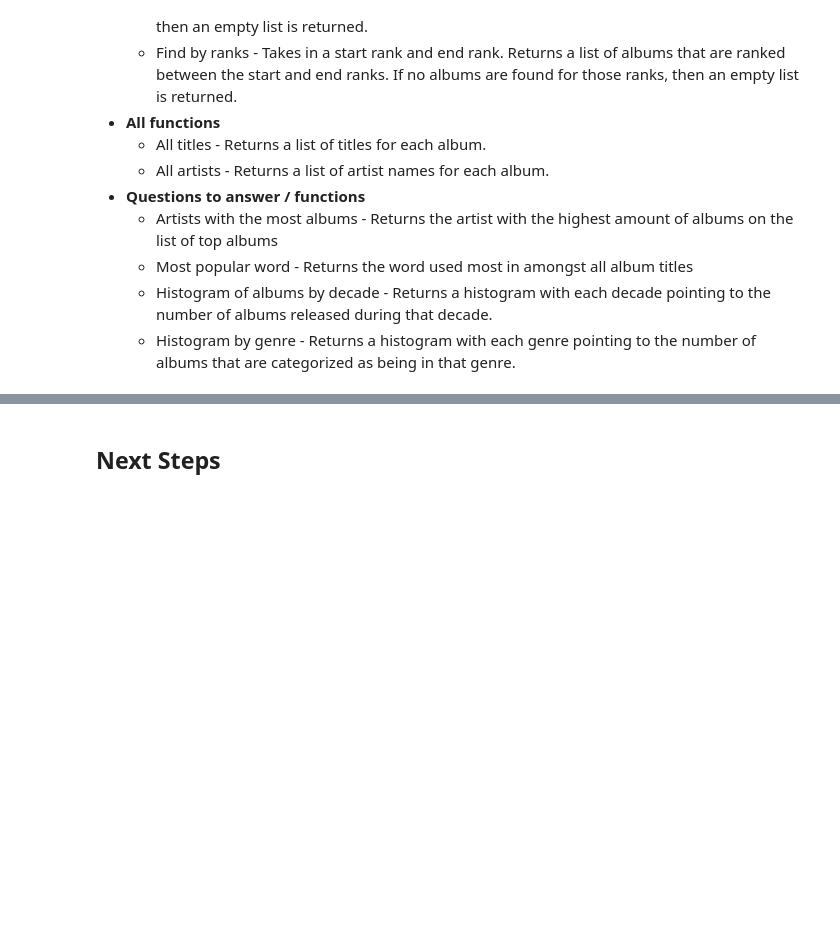
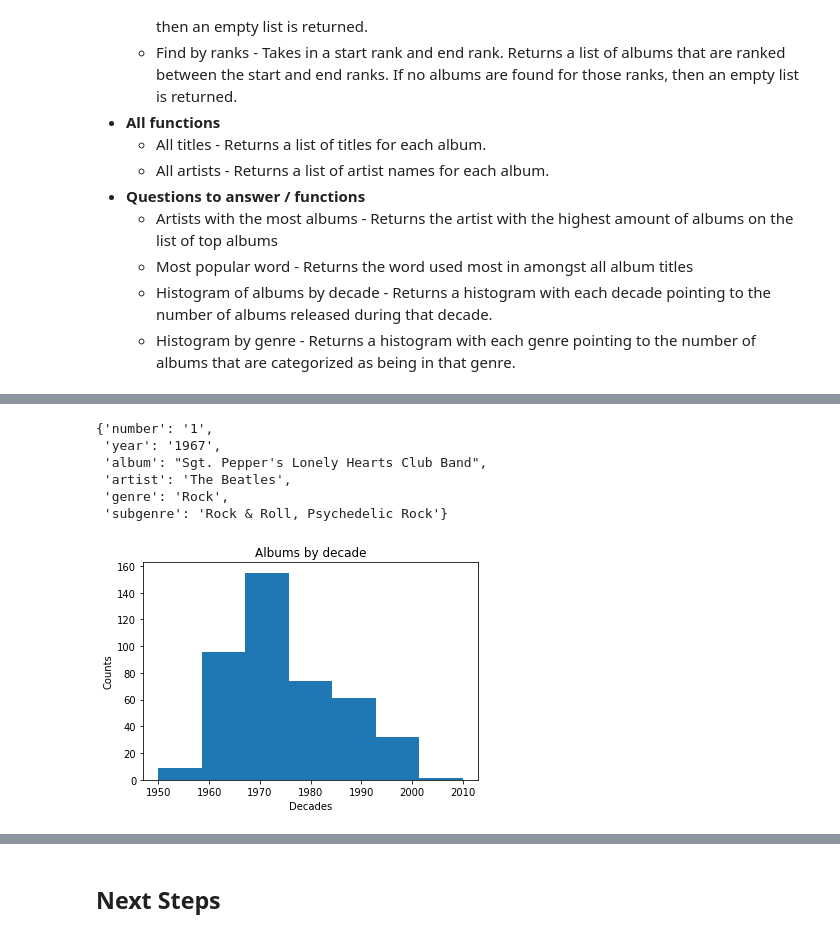
Before and after one commit to markabrennan/nyc-mhtn-ds-071519-lectures, a Jupyter notebook: week-1/rolling-stones/rolling-stones.ipynb, the cells around one changed output, grey strips where cells are left out. Cells and saved outputs as stored; diff of their text form; code cells hidden in the pictures; blank space fills up the shorter version.

```diff
--- a/week-1/rolling-stones/rolling-stones.ipynb
+++ b/week-1/rolling-stones/rolling-stones.ipynb
@@ -76,0 +75,9 @@ True
+# %%
+import csv
+
+#Create a list of dictionaries of albums
+albums = []
+with open('data.csv') as f:
+    reader = csv.DictReader(f)
+    for album in reader:
+        albums.append(dict(album))
@@ -76,0 +103,6 @@ True
+# %%
+def find_by_years(start, end, albums):
+        album_list = [album['album'] for album in albums
+                      if album['year'] > start
+                      and album['year'] < end]
+        return album_list
@@ -76,0 +172,41 @@ True
+# %%
+albums[0]
+# %% [output]
+{'number': '1',
+ 'year': '1967',
+ 'album': "Sgt. Pepper's Lonely Hearts Club Band",
+ 'artist': 'The Beatles',
+ 'genre': 'Rock',
+ 'subgenre': 'Rock & Roll, Psychedelic Rock'}
+# %%
+# Histogram of albums by decade -
+# Returns a histogram with each decade pointing to the number of albums
+# released during that decade
+
+# create a list of decades:
+decade_list = ['1950', '1960', '1970', '1980', '1990', '2000', '2010']
+
+# entire dataset: will hold all individual decade values
+new_dec_list = []
+for dec in decade_list:
+    # get the next decade to search
+    next_dec = str(int(dec) + 10)
+    dec_num = len(find_by_years(dec, next_dec, albums))
+
+    # use the number of albums for the given decade
+    # to fill a list of individual decade values
+    # and add to our dataset
+    new_dec_list.extend([dec for i in range(dec_num)])
+
+
+import matplotlib.pyplot as plt
+
+plt.xlabel('Decades')
+plt.ylabel('Counts')
+plt.title('Albums by decade')
+
+plt.hist(new_dec_list, len(decade_list))
+
+plt.show()
+# %% [output]
+[figure, added]
```
Also changed, not shown: parts of 30 cells of this notebook, 3 other files.
